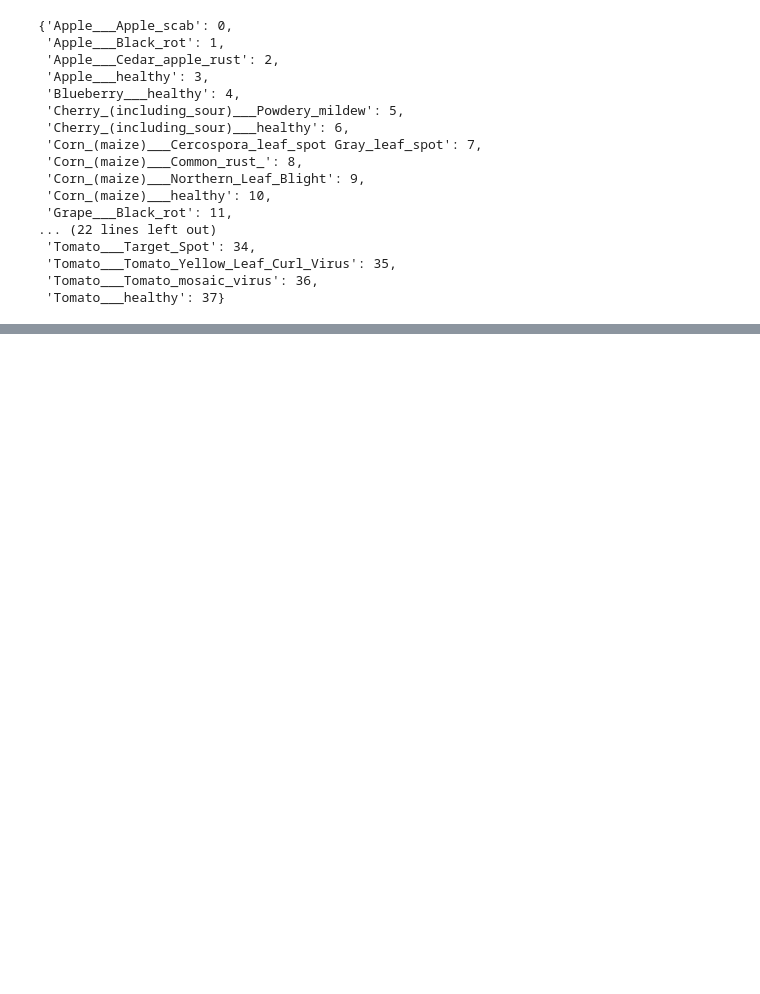
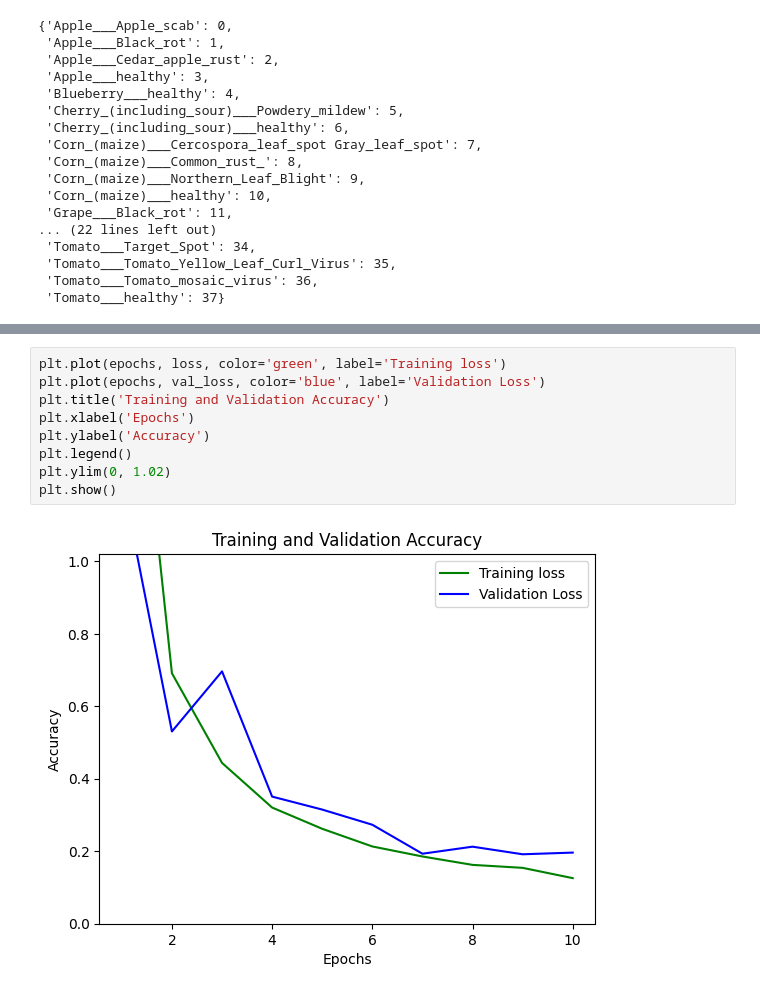
Before and after one commit to rajesh1835/Air-Quality-Prediction-, a Jupyter notebook: PDD_Model.ipynb, the cells around one changed output, grey strips where cells are left out. Saved outputs shown, nothing was run; the diff lists cells and outputs as text; blank space fills up the shorter version.

```diff
--- a/PDD_Model.ipynb
+++ b/PDD_Model.ipynb
@@ -130,0 +252,11 @@ test_generator.class_indices
+# %%
+plt.plot(epochs, loss, color='green', label='Training loss')
+plt.plot(epochs, val_loss, color='blue', label='Validation Loss')
+plt.title('Training and Validation Accuracy')
+plt.xlabel('Epochs')
+plt.ylabel('Accuracy')
+plt.legend()
+plt.ylim(0, 1.02)
+plt.show()
+# %% [output]
+[figure, added]
```
Also changed, not shown: parts of 11 cells of this notebook.
